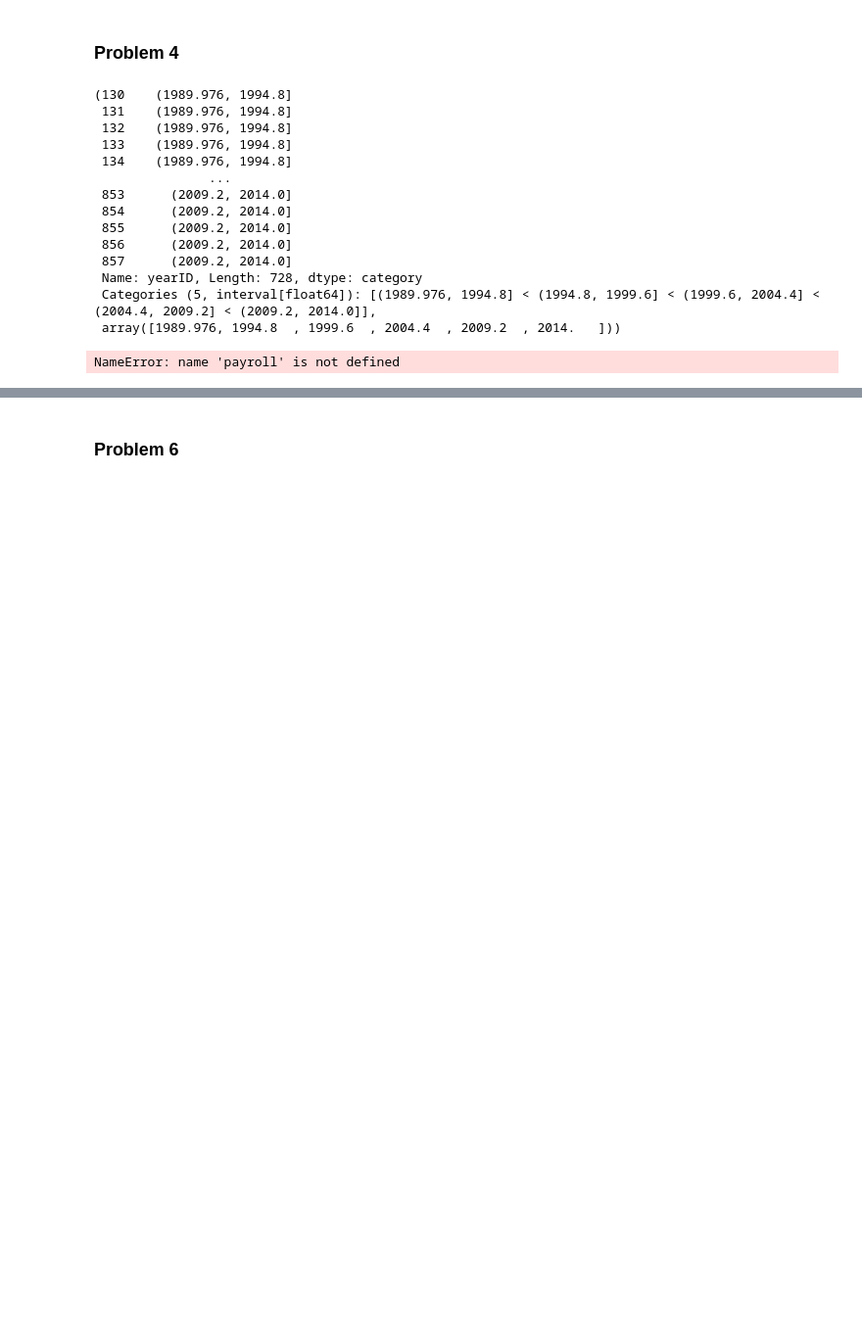
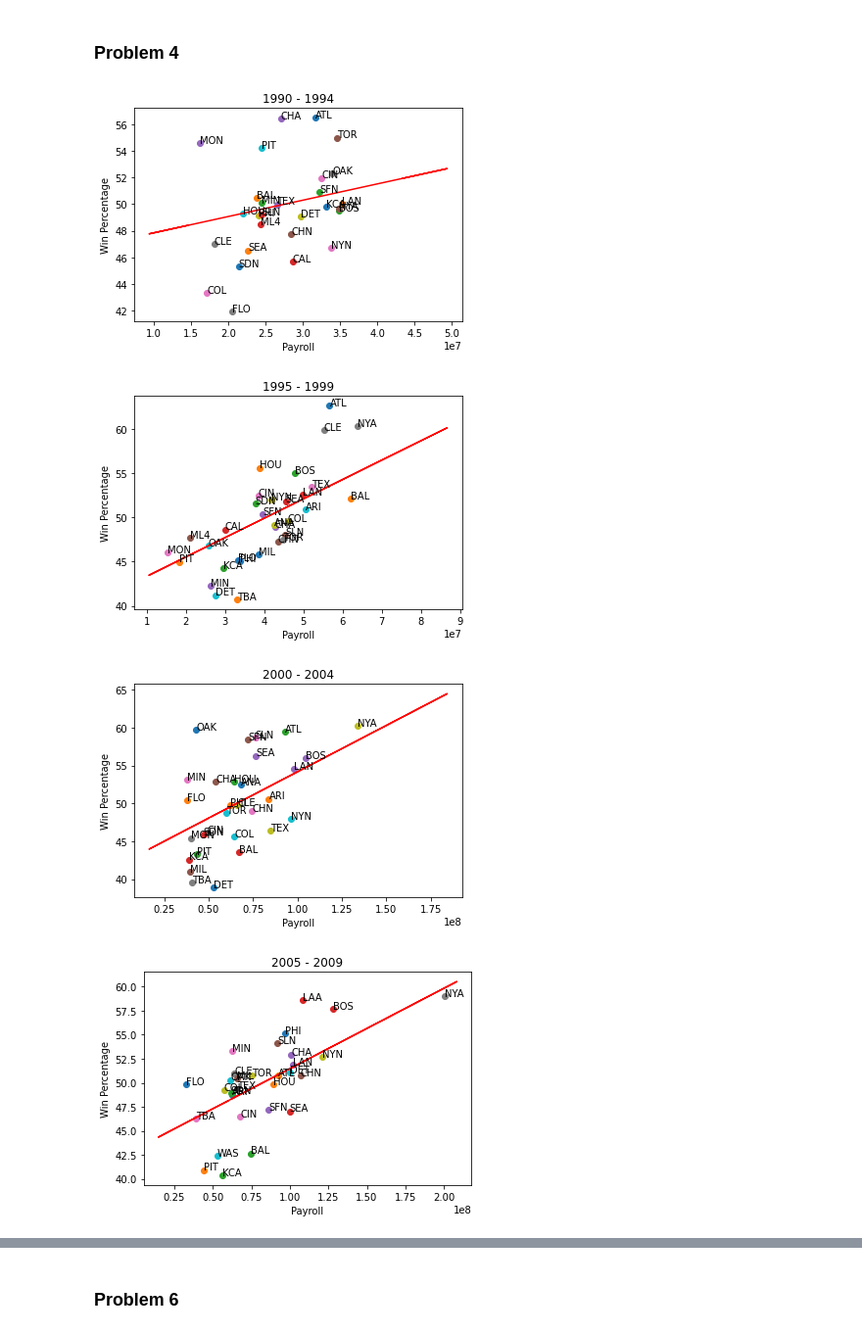
Before and after one commit to NickOuellet/Moneyball, a Jupyter notebook: Project 2 Moneyball.ipynb, the cells around one changed output, grey strips where cells are left out. Shown: that part at 98% size. Drawn from its saved outputs; the diff is of its cells as text; code cells hidden in the pictures; blank space fills up the shorter version.

```diff
--- a/Project 2 Moneyball.ipynb
+++ b/Project 2 Moneyball.ipynb
@@ -116,30 +116,3 @@ What statements can you make about the distribution of payrolls conditioned on t
 ### Problem 3
 # %% [markdown]
 ### Problem 4
-# %%
-#scatter plot showing mean winning percentage (y-axis) vs. mean payroll (x-axis) for each of the five time periods.
-pandas.cut(x = relation["yearID"], bins = 5, retbins=True)
-# %% [output]
-(130    (1989.976, 1994.8]
- 131    (1989.976, 1994.8]
- 132    (1989.976, 1994.8]
- 133    (1989.976, 1994.8]
- 134    (1989.976, 1994.8]
-               ...
- 853      (2009.2, 2014.0]
- 854      (2009.2, 2014.0]
- 855      (2009.2, 2014.0]
- 856      (2009.2, 2014.0]
- 857      (2009.2, 2014.0]
- Name: yearID, Length: 728, dtype: category
- Categories (5, interval[float64]): [(1989.976, 1994.8] < (1994.8, 1999.6] < (1999.6, 2004.4] < (2004.4, 2009.2] < (2009.2, 2014.0]],
- array([1989.976, 1994.8  , 1999.6  , 2004.4  , 2009.2  , 2014.   ]))
-# %%
-out = pandas.cut(x = relation["yearID"], bins = 5)
-#relation.plot.scatter(x = payroll.mean(), y = win_percentage.mean(), c="yearID", cmap="plasma")
-
-ax = out.value_counts(sort=False).plot.bar(x = payroll, y=win_percentage, cmap="plasma", figsize=(10,10))
-ax.set_xticklabels([c[1:-1].replace(","," to") for c in out.cat.categories])
-plt.show()
-# %% [output]
-NameError: name 'payroll' is not defined
@@ -145,0 +134,19 @@ NameError: name 'payroll' is not defined
+# %%
+for bin_df in bin_lst:
+       # plt.figure(figsize=(10,10))
+       for team in bin_df["teamID"].unique():
+              plt.scatter(bin_df[bin_df["teamID"] == team]["payroll"].mean(),bin_df[bin_df["teamID"] == team]["win_percentage"].mean() )
+              plt.text(bin_df[bin_df["teamID"] == team]["payroll"].mean(),bin_df[bin_df["teamID"] == team]["win_percentage"].mean(),team)
+       lin_regr = stats.linregress(bin_df["payroll"],y=bin_df["win_percentage"])
+       plt.plot(bin_df["payroll"], lin_regr.intercept + lin_regr.slope*bin_df["payroll"],"r")
+       plt.xlabel("Payroll")
+       plt.ylabel("Win Percentage")
+       title = "%d - %d" % (int(bin_df["yearID"].min()), int(bin_df["yearID"].max()))
+       plt.title(title)
+
+       plt.show()
+# %% [output]
+[figure, added]
+[figure, added]
+[figure, added]
+[figure, added]
```
Also changed, not shown: parts of 8 cells of this notebook.
